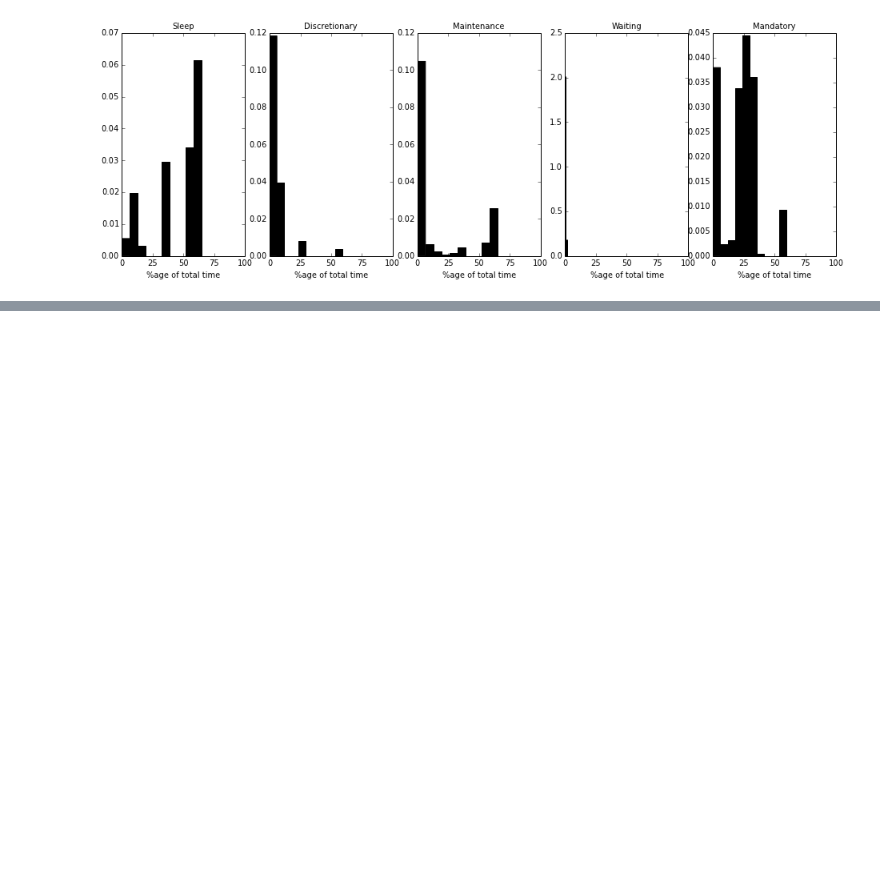
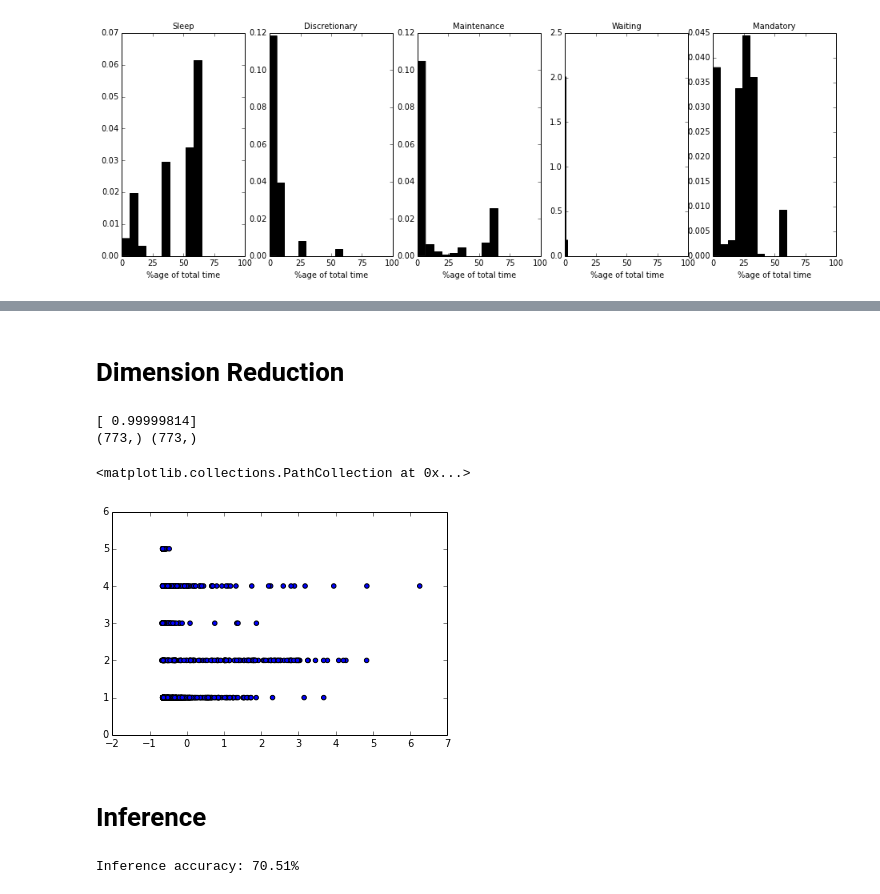
Before and after one commit to vijakshay/Travel-Diary, a Jupyter notebook: Documentation/Activity Inference/Activity Inference.ipynb, the cells around one changed output, grey strips where cells are left out. Saved outputs shown, nothing was run; the diff lists cells and outputs as text; code cells hidden in the pictures; blank space fills up the shorter version.

```diff
--- a/Documentation/Activity Inference/Activity Inference.ipynb
+++ b/Documentation/Activity Inference/Activity Inference.ipynb
@@ -197,0 +244,64 @@ for purpose in purposes:
+# %%
+def calFeatures(segments, phNums):
+
+    numActivities = segments.find({'type': 'Activity', 'mainPurpose': {'$exists': True}}).count()
+    features = np.zeros((numActivities, 34))
+    count = 0
+    purposes = segments.distinct('mainPurpose')
+
+    for phNum in phNums:
+        query = {'type': 'Activity', 'phNum': phNum, 'mainPurpose': {'$exists': True}}
+        projection = {'_id': 0, 'trackPoints': 0}
+        activities = list(segments.find(query, projection))
+        totalDuration = getTotalDuration(activities)
+        for activity in activities:
+
+            timeOfDay = getTimeofDay(activity)
+            dayOfWeek = getDayOfWeek(activity)
+            durationActivity = activity['duration']
+            durationInNeighborhood = (100 * getDurationInNeighborhood(activity)) / totalDuration
+
+            features[count, :timeOfDay.shape[0]] = timeOfDay
+            features[count, timeOfDay.shape[0]:timeOfDay.shape[0] + dayOfWeek.shape[0]] = dayOfWeek
+            features[count, -3] = durationActivity
+            features[count, -2] = durationInNeighborhood
+            features[count, -1] = purposes.index(activity['mainPurpose']) + 1
+            count += 1
+
+    return features
+# %%
+featureLabels = ['12-1 AM', '1-2 AM', '2-3 AM', '3-4 AM', '4-5 AM', '5-6 AM', '6-7 AM', '7-8 AM', '8-9 AM', '9-10 AM',
+                 '10-11 AM', '11-12 PM', '12-1 PM', '1-2 PM', '2-3 PM', '3-4 PM', '4-5 PM', '5-6 PM', '6-7 PM', '7-8 PM',
+                 '8-9 PM', '9-10 PM', '10-11 PM', '11-12 AM', 'Monday', 'Tuesday', 'Wednesday', 'Thursday', 'Friday',
+                 'Saturday', 'Sunday', 'Length of activity', 'Time spent in neighborhood', 'Activity Purpose']
+features = calFeatures(segments, phNums)
+# %% [markdown]
+# Dimension Reduction
+# %%
+from sklearn.decomposition import PCA
+pca = PCA(n_components = 1, whiten = True)
+pca.fit(features[:, :-1])
+print(pca.explained_variance_ratio_)
+x = pca.transform(features[:, :-1]).flatten()
+y = features[:, -1]
+print x.shape, y.shape
+plt.scatter(x, y)
+# %% [output]
+[ 0.99999814]
+(773,) (773,)
+<matplotlib.collections.PathCollection at 0x...>
+[figure, added]
+# %% [markdown]
+# Inference
+# %%
+from sklearn import tree
+
+featuresEstimation = features[:int(0.9 * np.size(features, 0)), :]
+featuresValidation = features[int(0.9 * np.size(features, 0)):, :]
+
+clf = tree.DecisionTreeClassifier(max_depth = 10, min_samples_leaf = 5)
+clf = clf.fit(featuresEstimation[:, :-1], featuresEstimation[:, -1])
+infAccuracy = (100.0 * sum(clf.predict(featuresValidation[:, :-1]) == featuresValidation[:, -1])) / np.size(featuresValidation, 0)
+print 'Inference accuracy: %.2f%%' %infAccuracy
+# %% [output]
+Inference accuracy: 70.51%
```
Also changed, not shown: parts of 10 cells of this notebook, 4 other files.
